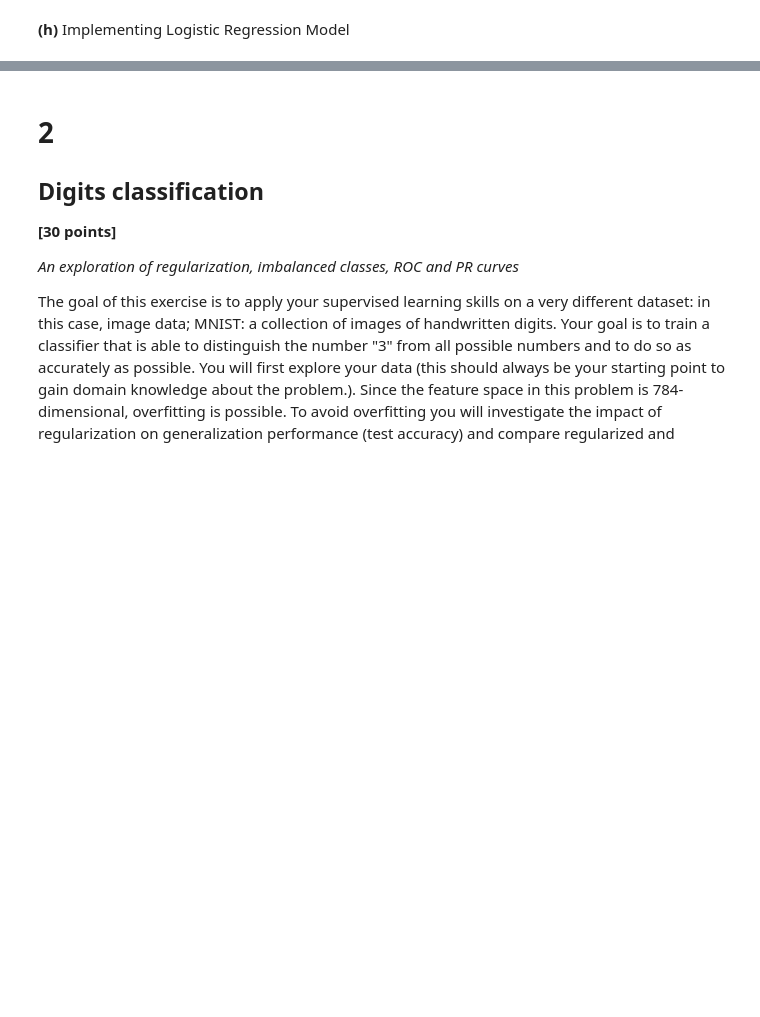
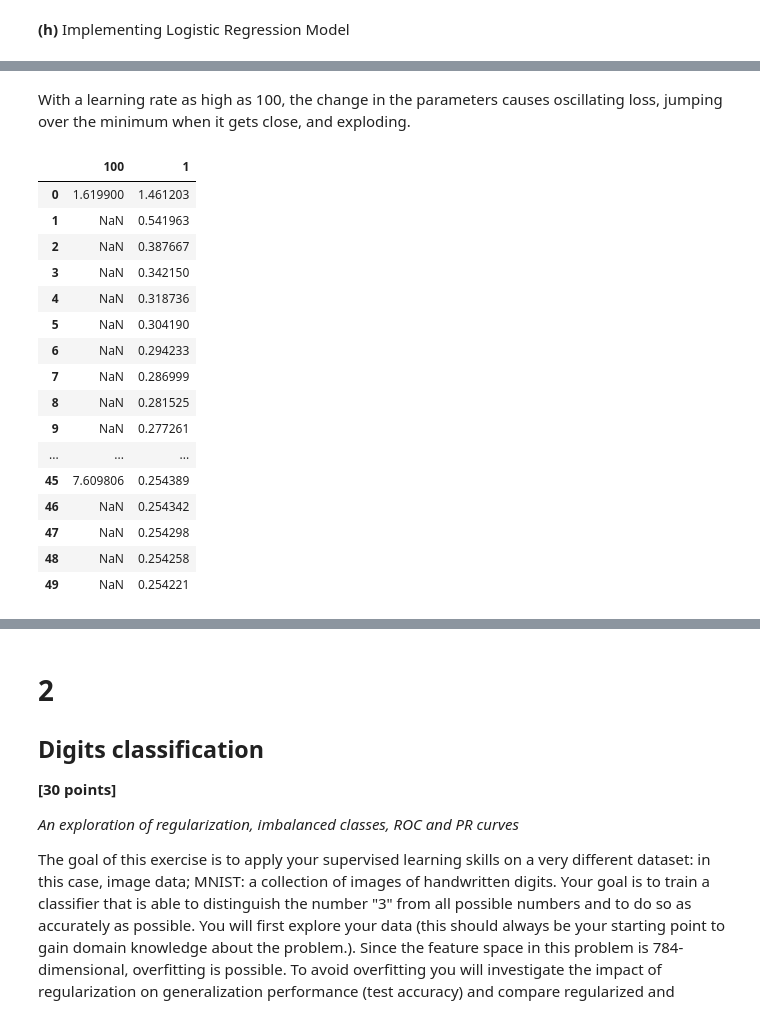
Before and after one commit to nick-carroll1/ids705, a Jupyter notebook: assignments/Assignment_3.ipynb, the cells around one changed output, grey strips where cells are left out. Drawn from its saved outputs; the diff is of its cells as text; code cells hidden in the pictures; blank space fills up the shorter version.

```diff
--- a/assignments/Assignment_3.ipynb
+++ b/assignments/Assignment_3.ipynb
@@ -308,8 +314,2 @@ class Logistic_regression:
 # %% [markdown]
 **(h)** Implementing Logistic Regression Model
-# %%
-lrates = [10, .01, .0001]
-for lr in lrates:
-    model = Logistic_regression()
-    model.fit(train.loc[:, ['x1', 'x2']], train.loc[:, 'y'], lr)
-    pd.DataFrame(model.learning_curve(train.loc[:, ['x1', 'x2']], train.loc[:, 'y'])).plot()
@@ -319,0 +345,23 @@ for lr in lrates:
+# %%
+lrates = [100, 1]
+plots = []
+for lr in lrates:
+    model = Logistic_regression()
+    model.fit(train.loc[:, ['x1', 'x2']], train.loc[:, 'y'], lr, max_iter = 50 if lr == 100 else 5000)
+    if not isinstance(plots, list):
+        plots = pd.concat([plots, pd.DataFrame({lr: model.learning_curve(train.loc[:, ['x1', 'x2']], train.loc[:, 'y'])})], axis = 1)
+    else:
+        plots = pd.DataFrame({lr: model.learning_curve(train.loc[:, ['x1', 'x2']], train.loc[:, 'y'])})
+
+plots2 = plots.reset_index(names = ['Iteration']).melt(
+    id_vars = 'Iteration',
+    var_name = 'Learning Rate',
+    value_name = 'Cost')
+
+alt.Chart(plots2.loc[plots2.loc[:, 'Iteration'] < 50, :],
+        title = "Loss vs. Iteration for each Learning Rate").mark_line().encode(
+            x = 'Iteration',
+            y = 'Cost',
+            color = alt.Color('Learning Rate', scale = alt.Scale(
+                domain = lrates,
+                range = ['orange', 'red'])))
@@ -319,0 +370,22 @@ for lr in lrates:
+# %% [markdown]
+With a learning rate as high as 100, the change in the parameters causes oscillating loss, jumping over the minimum when it gets close, and exploding.
+# %%
+plots.iloc[:50]
+# %% [output]
+|  | 100 | 1 |
+| 0 | 1.619900 | 1.461203 |
+| 1 | NaN | 0.541963 |
+| 2 | NaN | 0.387667 |
+| 3 | NaN | 0.342150 |
+| 4 | NaN | 0.318736 |
+| 5 | NaN | 0.304190 |
+| 6 | NaN | 0.294233 |
+| 7 | NaN | 0.286999 |
+| 8 | NaN | 0.281525 |
+| 9 | NaN | 0.277261 |
+| ... | ... | ... |
+| 45 | 7.609806 | 0.254389 |
+| 46 | NaN | 0.254342 |
+| 47 | NaN | 0.254298 |
+| 48 | NaN | 0.254258 |
+| 49 | NaN | 0.254221 |
```
Also changed, not shown: parts of 8 cells of this notebook.
